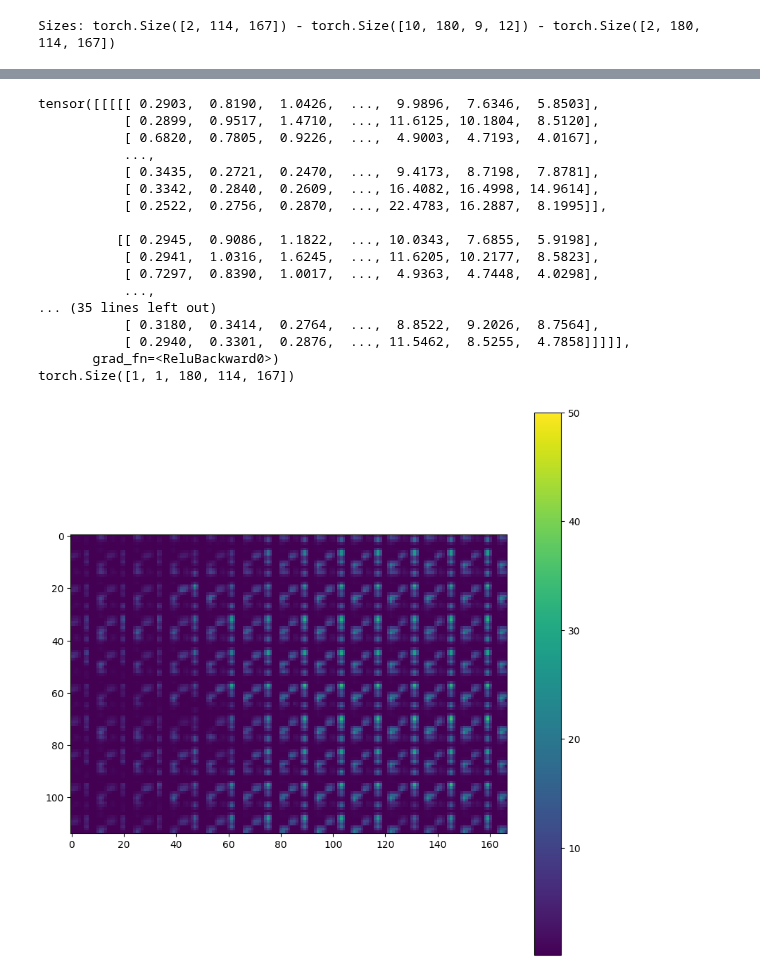
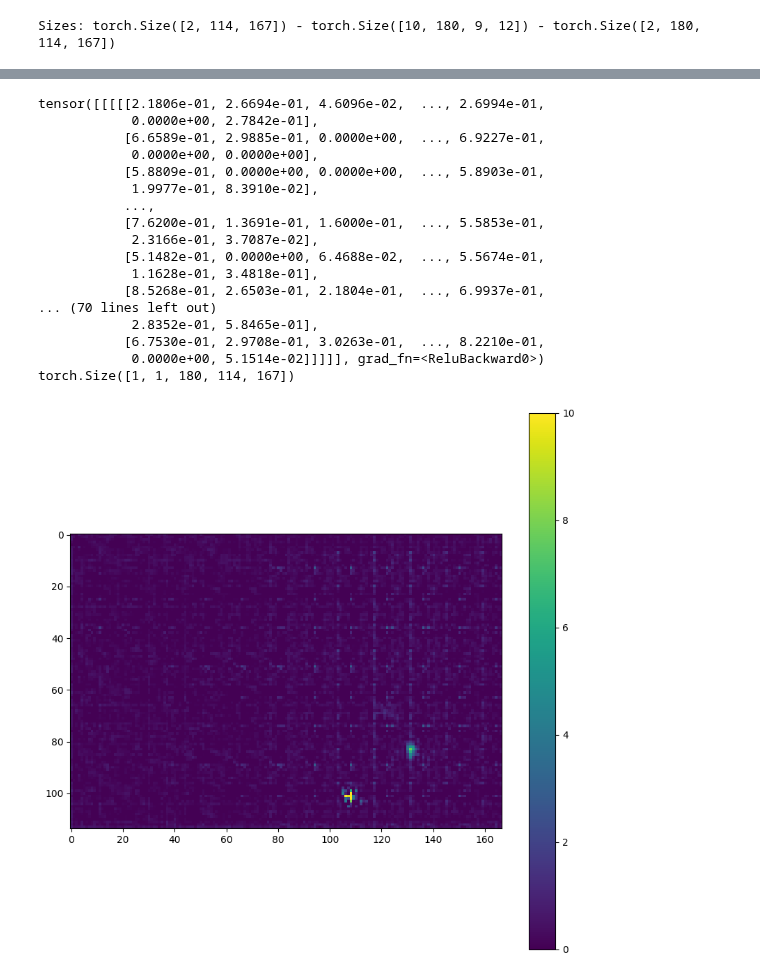
Before and after one commit to Matteo-Salis/physics-guided-gwl, a Jupyter notebook: src/notebooks/meteo_wtd_loader_2D.ipynb, the cells around one changed output, grey strips where cells are left out. Drawn from its saved outputs; the diff is of its cells as text; code cells hidden in the pictures.

Commit message:
New model 2d with blocks

```diff
--- a/src/notebooks/meteo_wtd_loader_2D.ipynb
+++ b/src/notebooks/meteo_wtd_loader_2D.ipynb
@@ -38,7 +38,7 @@ from models.load_models_2d import Discrete2DNN
 from dataloaders.load_2d_meteo_wtd import DiscreteDataset
 # %%
 dict_files = {}
-with open('/leonardo_scratch/fast/IscrC_DL4EO/github/water-pinns/src/configs/discrete_2D_wtd/test_2D.json') as f:
+with open('/leonardo_scratch/fast/IscrC_DL4EO/github/water-pinns/src/configs/discrete_2D_wtd/test_2D_blocks.json') as f:
     dict_files = json.load(f)
 
 print(f"Read data.json: {dict_files}")
@@ -265,12 +265,12 @@ torch.Size([16, 2, 180, 114, 167])
 tensor(1.5230e+09, grad_fn=<DivBackward0>)
 KeyboardInterrupt:
 # %%
-x1,y1,z1 = ds[900]
+x1,y1,z1 = ds[0]
 print(f"Sizes: {x1.shape} - {y1.shape} - {z1.shape}")
 # %% [output]
 Sizes: torch.Size([2, 114, 167]) - torch.Size([10, 180, 9, 12]) - torch.Size([2, 180, 114, 167])
 # %%
-model = Discrete2DNN()
-model.load_state_dict(torch.load("/leonardo_scratch/fast/IscrC_DL4EO/model_test.pt", weights_only=True, map_location=torch.device('cpu')))
+model = Discrete2DMidConcatNN()
+model.load_state_dict(torch.load("/leonardo_scratch/fast/IscrC_DL4EO/github/water-pinns/src/model_test.pt", weights_only=True, map_location=torch.device('cpu')))
 model.eval()
 # %% [output]
@@ -292,29 +297,29 @@ Y = model(X)
 print(Y)
 print(Y.shape)
 # %% [output]
-tensor([[[[[ 0.2903,  0.8190,  1.0426,  ...,  9.9896,  7.6346,  5.8503],
-           [ 0.2899,  0.9517,  1.4710,  ..., 11.6125, 10.1804,  8.5120],
-           [ 0.6820,  0.7805,  0.9226,  ...,  4.9003,  4.7193,  4.0167],
+tensor([[[[[2.1806e-01, 2.6694e-01, 4.6096e-02,  ..., 2.6994e-01,
+            0.0000e+00, 2.7842e-01],
+           [6.6589e-01, 2.9885e-01, 0.0000e+00,  ..., 6.9227e-01,
+            0.0000e+00, 0.0000e+00],
+           [5.8809e-01, 0.0000e+00, 0.0000e+00,  ..., 5.8903e-01,
+            1.9977e-01, 8.3910e-02],
            ...,
-           [ 0.3435,  0.2721,  0.2470,  ...,  9.4173,  8.7198,  7.8781],
-           [ 0.3342,  0.2840,  0.2609,  ..., 16.4082, 16.4998, 14.9614],
-           [ 0.2522,  0.2756,  0.2870,  ..., 22.4783, 16.2887,  8.1995]],
-
-          [[ 0.2945,  0.9086,  1.1822,  ..., 10.0343,  7.6855,  5.9198],
-           [ 0.2941,  1.0316,  1.6245,  ..., 11.6205, 10.2177,  8.5823],
-           [ 0.7297,  0.8390,  1.0017,  ...,  4.9363,  4.7448,  4.0298],
-           ...,
-... (35 lines left out)
-           [ 0.3180,  0.3414,  0.2764,  ...,  8.8522,  9.2026,  8.7564],
-           [ 0.2940,  0.3301,  0.2876,  ..., 11.5462,  8.5255,  4.7858]]]]],
-       grad_fn=<ReluBackward0>)
+           [7.6200e-01, 1.3691e-01, 1.6000e-01,  ..., 5.5853e-01,
+            2.3166e-01, 3.7087e-02],
+           [5.1482e-01, 0.0000e+00, 6.4688e-02,  ..., 5.5674e-01,
+            1.1628e-01, 3.4818e-01],
+           [8.5268e-01, 2.6503e-01, 2.1804e-01,  ..., 6.9937e-01,
+... (70 lines left out)
+            2.8352e-01, 5.8465e-01],
+           [6.7530e-01, 2.9708e-01, 3.0263e-01,  ..., 8.2210e-01,
+            0.0000e+00, 5.1514e-02]]]]], grad_fn=<ReluBackward0>)
 torch.Size([1, 1, 180, 114, 167])
 # %%
 with torch.no_grad():
     plt.figure(figsize = (10,10))
-    plt.imshow(Y[0,0,10,:,:], vmax=50)
+    plt.imshow(Y[0,0,10,:,:], vmax=10)
     plt.colorbar()
 # %% [output]
-[figure, old version]
+[figure, new version]
 # %%
 plt.figure(figsize = (10,10))
```
Also changed, not shown: parts of 7 cells of this notebook, 3 other files.
